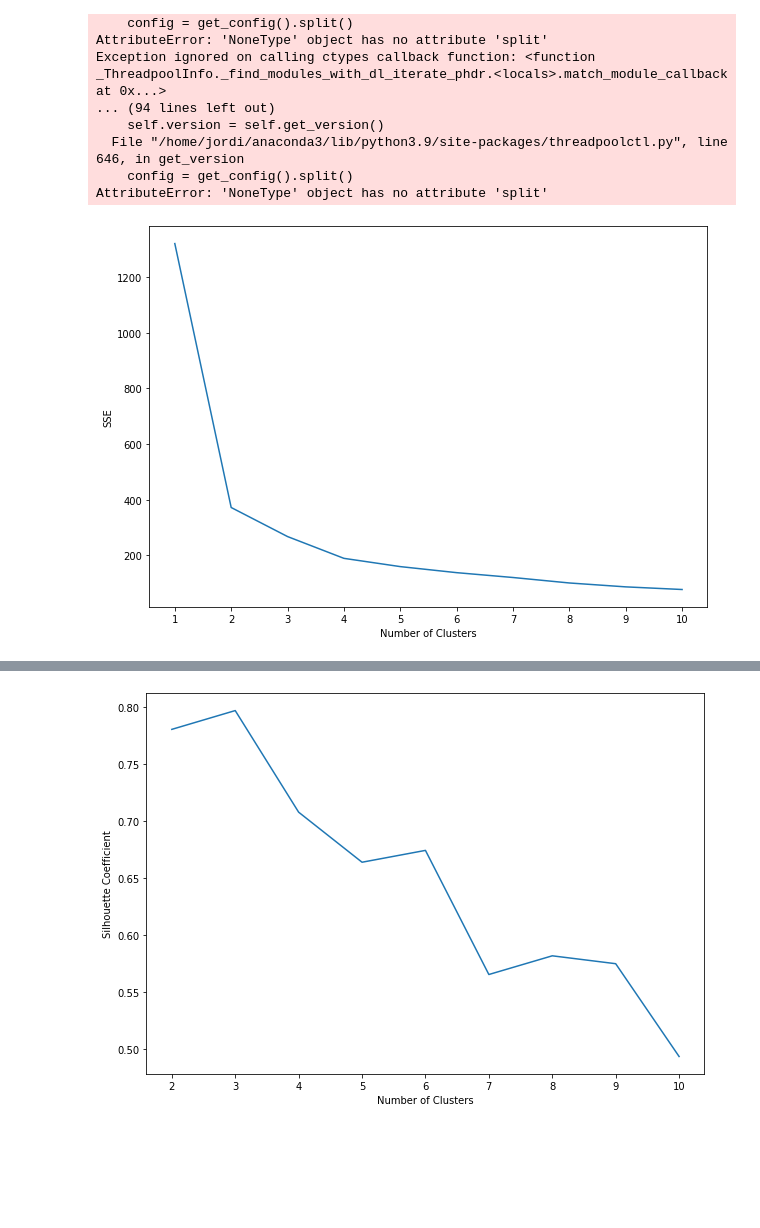
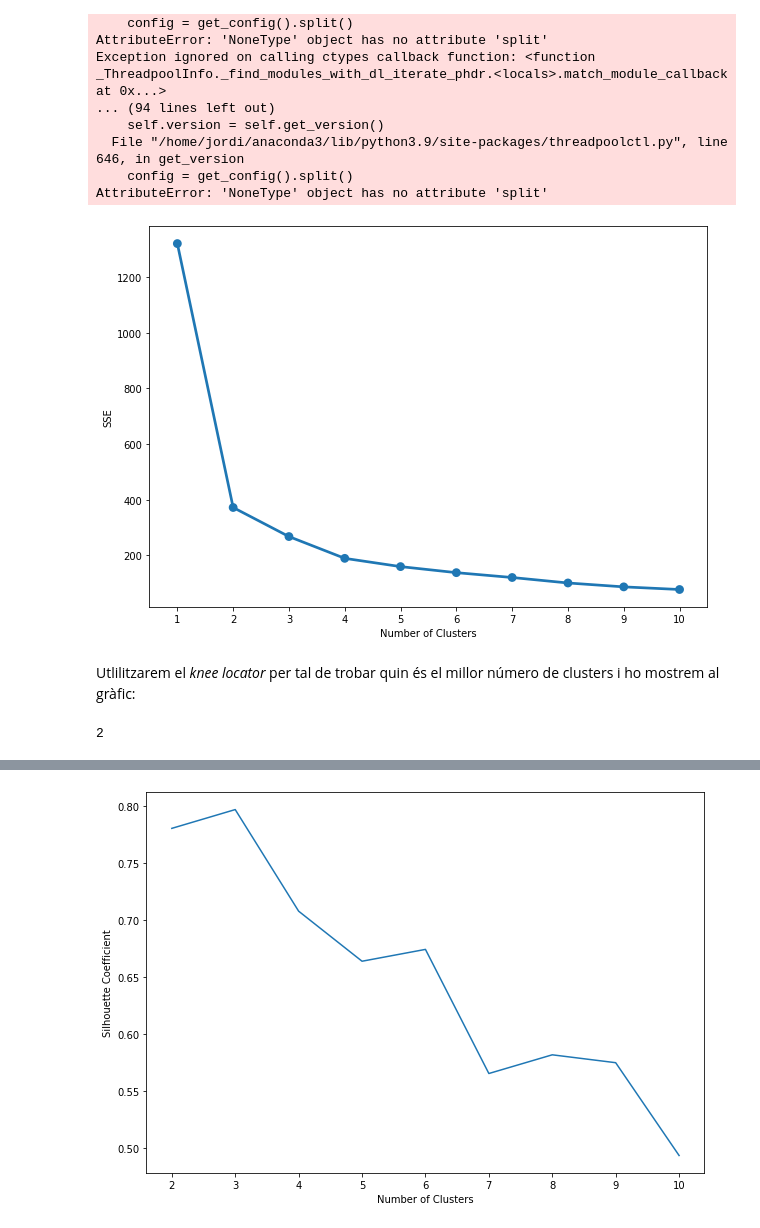
Before and after one commit to zonioi/IT_Academy_BA, a Jupyter notebook: Sprint8/Tasca_M8_T01.ipynb, the cells around one changed output, grey strips where cells are left out. Saved outputs shown, nothing was run; the diff lists cells and outputs as text; code cells hidden in the pictures; blank space fills up the shorter version.

```diff
--- a/Sprint8/Tasca_M8_T01.ipynb
+++ b/Sprint8/Tasca_M8_T01.ipynb
@@ -119,11 +119,16 @@ kmeans_kwargs = {
 }
 
 # Posem els valors SSE (Sum Squared Error) en ua llista
-sse = []
+sse ={}
+# for k in range(1, 11):
+#     kmeans = KMeans(n_clusters=k, **kmeans_kwargs)
+#     kmeans.fit(scaled_features)
+#     sse.append(kmeans.inertia_)
+
 for k in range(1, 11):
     kmeans = KMeans(n_clusters=k, **kmeans_kwargs)
     kmeans.fit(scaled_features)
-    sse.append(kmeans.inertia_)
+    sse[k] = kmeans.inertia_
 # %% [output]
 Exception ignored on calling ctypes callback function: <function _ThreadpoolInfo._find_modules_with_dl_iterate_phdr.<locals>.match_module_callback at 0x...>
 Traceback (most recent call last):
@@ -144,10 +149,12 @@ Exception ignored on calling ctypes callback function: <function _ThreadpoolInfo
 AttributeError: 'NoneType' object has no attribute 'split'
 # %%
 fig, ax = plt.subplots(figsize=(10,7))
-plt.plot(range(1, 11), sse)
-plt.xticks(range(1, 11))
+sns.pointplot(x=list(sse.keys()),
+                 y=list(sse.values()))
 plt.xlabel("Number of Clusters")
 plt.ylabel("SSE")
 plt.savefig('Sum_Squared_error.png')
 # %% [output]
-[figure, old version]
+[figure, new version]
+# %% [markdown]
+Utlilitzarem el *knee locator* per tal de trobar quin és el millor número de clusters i ho mostrem al gràfic:
@@ -153,0 +167,4 @@ plt.savefig('Sum_Squared_error.png')
+# %%
+k
+# %% [output]
+2
```
Also changed, not shown: parts of 14 cells of this notebook, 2 other files.
